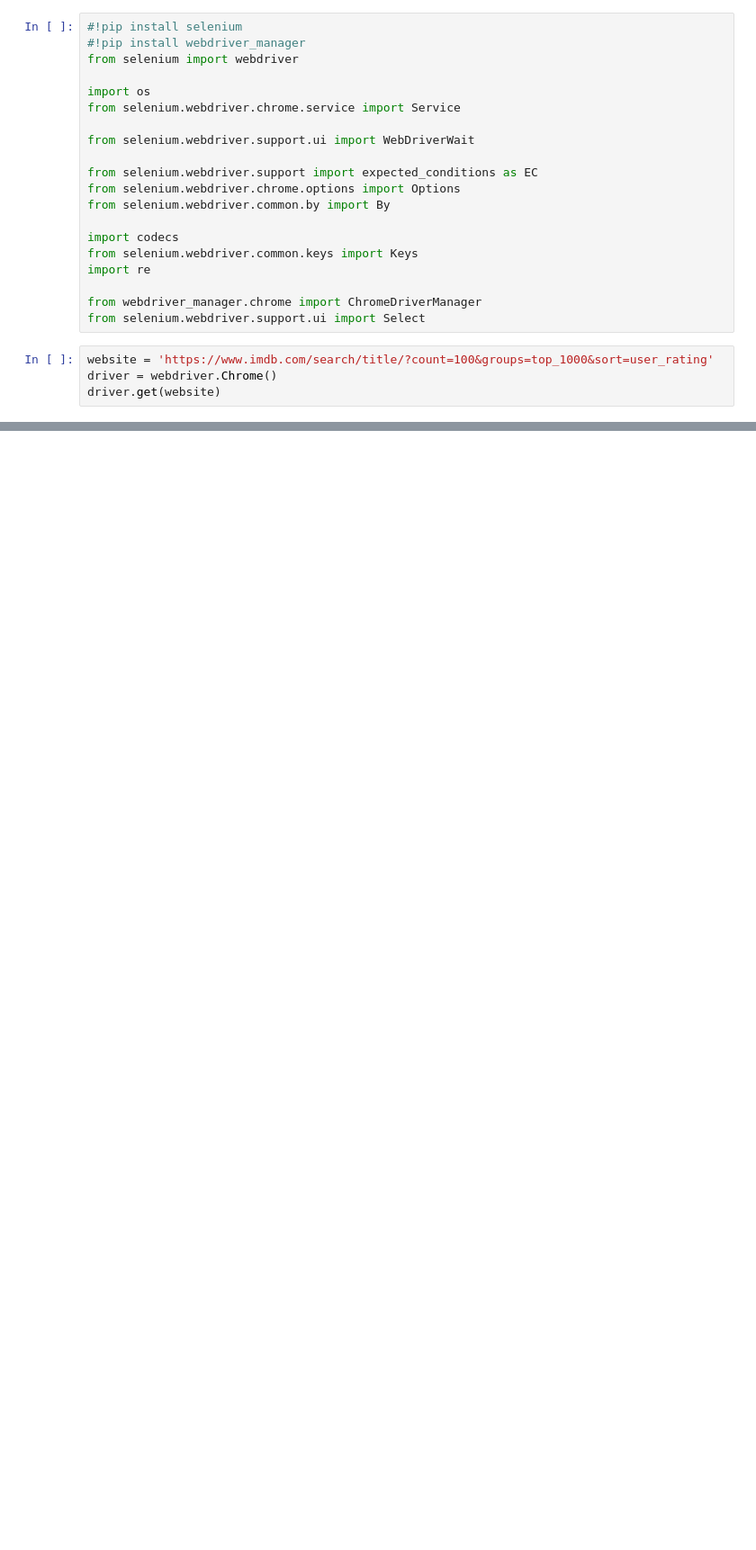
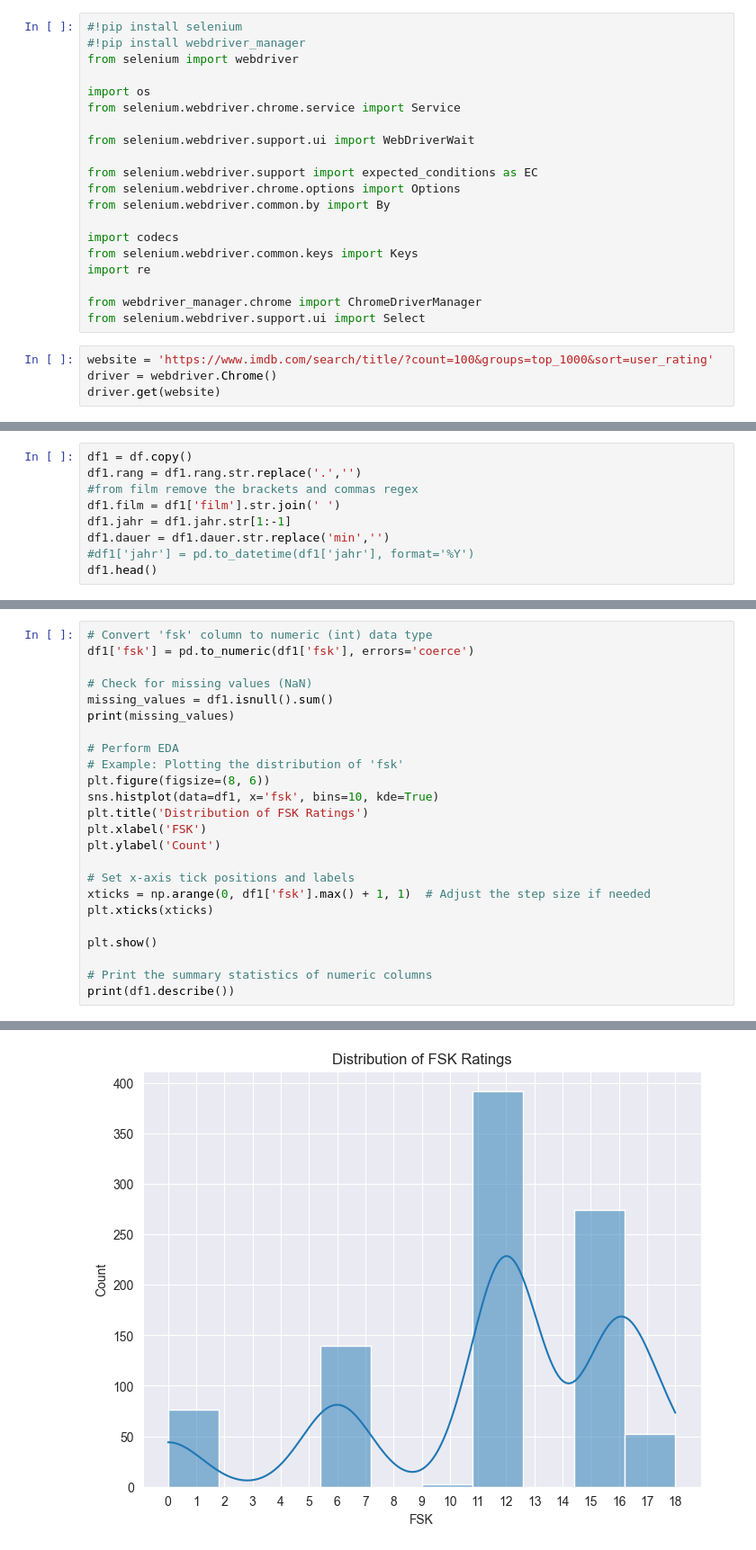
Before and after one commit to daviddedicfhwn/WDB, a Jupyter notebook: test.ipynb, the cells around one changed output, grey strips where cells are left out. Shown at 90% size. Cells and saved outputs as stored; diff of their text form; blank space fills up the shorter version.

```diff
--- a/test.ipynb
+++ b/test.ipynb
@@ -106,0 +104,9 @@ df
+# %%
+df1 = df.copy()
+df1.rang = df1.rang.str.replace('.','')
+#from film remove the brackets and commas regex
+df1.film = df1['film'].str.join(' ')
+df1.jahr = df1.jahr.str[1:-1]
+df1.dauer = df1.dauer.str.replace('min','')
+#df1['jahr'] = pd.to_datetime(df1['jahr'], format='%Y')
+df1.head()
@@ -106,0 +126,25 @@ df
+# %%
+# Convert 'fsk' column to numeric (int) data type
+df1['fsk'] = pd.to_numeric(df1['fsk'], errors='coerce')
+
+# Check for missing values (NaN)
+missing_values = df1.isnull().sum()
+print(missing_values)
+
+# Perform EDA
+# Example: Plotting the distribution of 'fsk'
+plt.figure(figsize=(8, 6))
+sns.histplot(data=df1, x='fsk', bins=10, kde=True)
+plt.title('Distribution of FSK Ratings')
+plt.xlabel('FSK')
+plt.ylabel('Count')
+
+# Set x-axis tick positions and labels
+xticks = np.arange(0, df1['fsk'].max() + 1, 1)  # Adjust the step size if needed
+plt.xticks(xticks)
+
+plt.show()
+
+# Print the summary statistics of numeric columns
+print(df1.describe())
+# %% [output]
@@ -106,0 +161 @@ df
+[figure, added]
```
Also changed, not shown: parts of 8 cells of this notebook, 1 other file.
